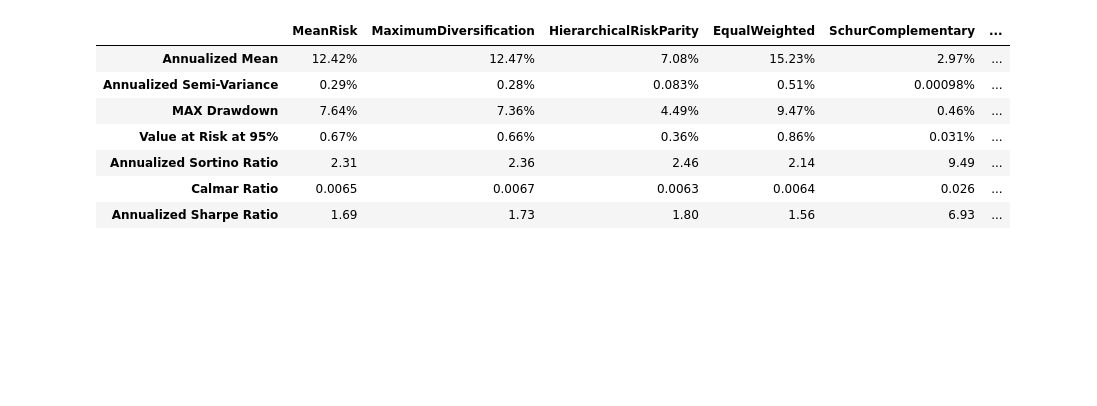
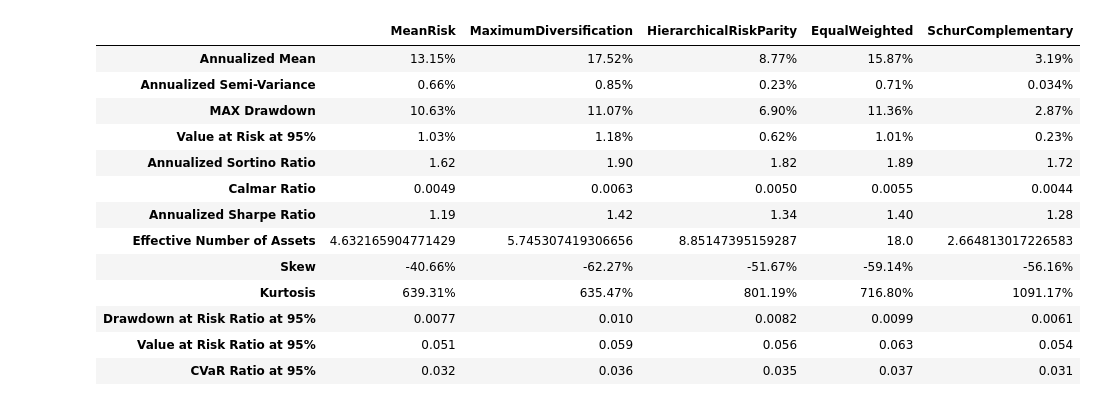
Before and after one commit to remiadon/strats, a Jupyter notebook: research/life_insurance_1.ipynb, the cells around one changed output. Drawn from its saved outputs; the diff is of its cells as text; code cells hidden in the pictures; blank space fills up the shorter version.

```diff
--- a/research/life_insurance_1.ipynb
+++ b/research/life_insurance_1.ipynb
@@ -93,8 +82,9 @@ assets
 # %%
-df = yf.download(list(assets), period='10y', interval='1d', multi_level_index=False).Close.rename(assets, axis=1)
+rename = {v: k for k, v in {**assets, **proxies}.items()}
+df = yf.download(list({**assets, **proxies}.values()), period='10y', interval='1d', multi_level_index=False).Close.rename(rename, axis=1)
 returns = prices_to_returns(df, nan_threshold=0.6, drop_inceptions_nan=True, fill_nan=True).bfill()
 assert not returns.isna().sum().sum() and len(df) > 0
 print(returns.shape, returns.index.min(), returns.index.max(), '\n\n')
-for col in df.columns:
-    print(col, df[col].dropna().index.min())
+for col in returns.columns:
+    print(col, returns[col].dropna().index.min())
 # %% [output]
@@ -124,12 +116,23 @@ pl.from_pandas(df, include_index=True).with_columns(cs.numeric().backward_fill()
 # %%
 #X = prices_to_returns(returns)
-X_train, X_test = train_test_split(returns, test_size=0.4, shuffle=False)
+X_train, X_test = train_test_split(returns, test_size=0.3, shuffle=False)
+groups = {k: 'Bond' for k in assets if 'bond' in k.lower() or 'credit' in k.lower()} # TODO
+groups.update({k: 'Sustainable' for k in assets if 'sustainable' in k.lower()})
+print(groups)
 print(X_train.index.max(), X_test.index.max())
 kwargs = dict(
     solver="SCIP",
-    min_weights=0.05,
-    max_weights={'CD Défensif': .1},
-    #risk_free_rate=0.03,  # FIXME
+    #min_weights=0.05,
+    cardinality=6,
+    linear_constraints=[
+        "Sustainable >= 0.3",
+        "BlackRock World Gold Fund >= 0.1",
+        "Bond + 0.4 * Lazard Patrimoine Opportunitie SRI + 0.15 * CMAM Flexible Euro RC <= 0.2", #Lazard Patrimoine Opportunitie SRI containe 40% of bonds ..
+    ],
+    #min_weights=0.05,
+    max_weights=0.3,
+    groups=groups,
+    #risk_free_rate=0.0003,  # FIXME
     #management_fees=0.01,  # FIXME
 )
 
@@ -137,12 +140,12 @@ pop = Population([])
 models = dict()
 
 for model in (
-    MeanRisk(risk_measure=RiskMeasure.SEMI_DEVIATION, objective_function=ObjectiveFunction.MAXIMIZE_RATIO, **kwargs),
+    MeanRisk(risk_measure=RiskMeasure.SEMI_DEVIATION, objective_function=ObjectiveFunction.MAXIMIZE_UTILITY, **kwargs),
     MaximumDiversification(**kwargs),
-    HierarchicalRiskParity(risk_measure=RiskMeasure.SEMI_DEVIATION, distance_estimator=MutualInformation()),
+    HierarchicalRiskParity(risk_measure=RiskMeasure.SEMI_DEVIATION, distance_estimator=DistanceCorrelation()),
     EqualWeighted(),  # THIS IS OUR BASELINE
-    SchurComplementary(distance_estimator=MutualInformation()),
-    HierarchicalEqualRiskContribution(distance_estimator=MutualInformation()),
+    SchurComplementary(distance_estimator=DistanceCorrelation()),
+    #HierarchicalEqualRiskContribution(distance_estimator=MutualInformation()),
     ):
     model.fit(X_train)
     pop.append(model.predict(X_test))
@@ -167,19 +172,32 @@ pop.plot_rolling_measure(RiskMeasure.SEMI_VARIANCE, window=30)
 # %%
 pop.summary().loc[[
     'Annualized Mean',
     'Annualized Semi-Variance',
     'MAX Drawdown',
     'Value at Risk at 95%',
     'Annualized Sortino Ratio',
     'Calmar Ratio',
-    'Annualized Sharpe Ratio'
+    'Annualized Sharpe Ratio',
+    'Effective Number of Assets',
+    #'Ulcer Index',
+    'Skew',
+    'Kurtosis',
+    'Drawdown at Risk Ratio at 95%',
+    'Value at Risk Ratio at 95%',
+    'CVaR Ratio at 95%',
 ]]
 # %% [output]
-|  | MeanRisk | MaximumDiversification | HierarchicalRiskParity | EqualWeighted | SchurComplementary | ... |
-| Annualized Mean | 12.42% | 12.47% | 7.08% | 15.23% | 2.97% | ... |
-| Annualized Semi-Variance | 0.29% | 0.28% | 0.083% | 0.51% | 0.00098% | ... |
-| MAX Drawdown | 7.64% | 7.36% | 4.49% | 9.47% | 0.46% | ... |
-| Value at Risk at 95% | 0.67% | 0.66% | 0.36% | 0.86% | 0.031% | ... |
-| Annualized Sortino Ratio | 2.31 | 2.36 | 2.46 | 2.14 | 9.49 | ... |
-| Calmar Ratio | 0.0065 | 0.0067 | 0.0063 | 0.0064 | 0.026 | ... |
-| Annualized Sharpe Ratio | 1.69 | 1.73 | 1.80 | 1.56 | 6.93 | ... |
+|  | MeanRisk | MaximumDiversification | HierarchicalRiskParity | EqualWeighted | SchurComplementary |
+| Annualized Mean | 13.15% | 17.52% | 8.77% | 15.87% | 3.19% |
+| Annualized Semi-Variance | 0.66% | 0.85% | 0.23% | 0.71% | 0.034% |
+| MAX Drawdown | 10.63% | 11.07% | 6.90% | 11.36% | 2.87% |
+| Value at Risk at 95% | 1.03% | 1.18% | 0.62% | 1.01% | 0.23% |
+| Annualized Sortino Ratio | 1.62 | 1.90 | 1.82 | 1.89 | 1.72 |
+| Calmar Ratio | 0.0049 | 0.0063 | 0.0050 | 0.0055 | 0.0044 |
+| Annualized Sharpe Ratio | 1.19 | 1.42 | 1.34 | 1.40 | 1.28 |
+| Effective Number of Assets | 4.632165904771429 | 5.745307419306656 | 8.85147395159287 | 18.0 | 2.664813017226583 |
+| Skew | -40.66% | -62.27% | -51.67% | -59.14% | -56.16% |
+| Kurtosis | 639.31% | 635.47% | 801.19% | 716.80% | 1091.17% |
+| Drawdown at Risk Ratio at 95% | 0.0077 | 0.010 | 0.0082 | 0.0099 | 0.0061 |
+| Value at Risk Ratio at 95% | 0.051 | 0.059 | 0.056 | 0.063 | 0.054 |
+| CVaR Ratio at 95% | 0.032 | 0.036 | 0.035 | 0.037 | 0.031 |
```
Also changed, not shown: parts of 10 cells of this notebook.
